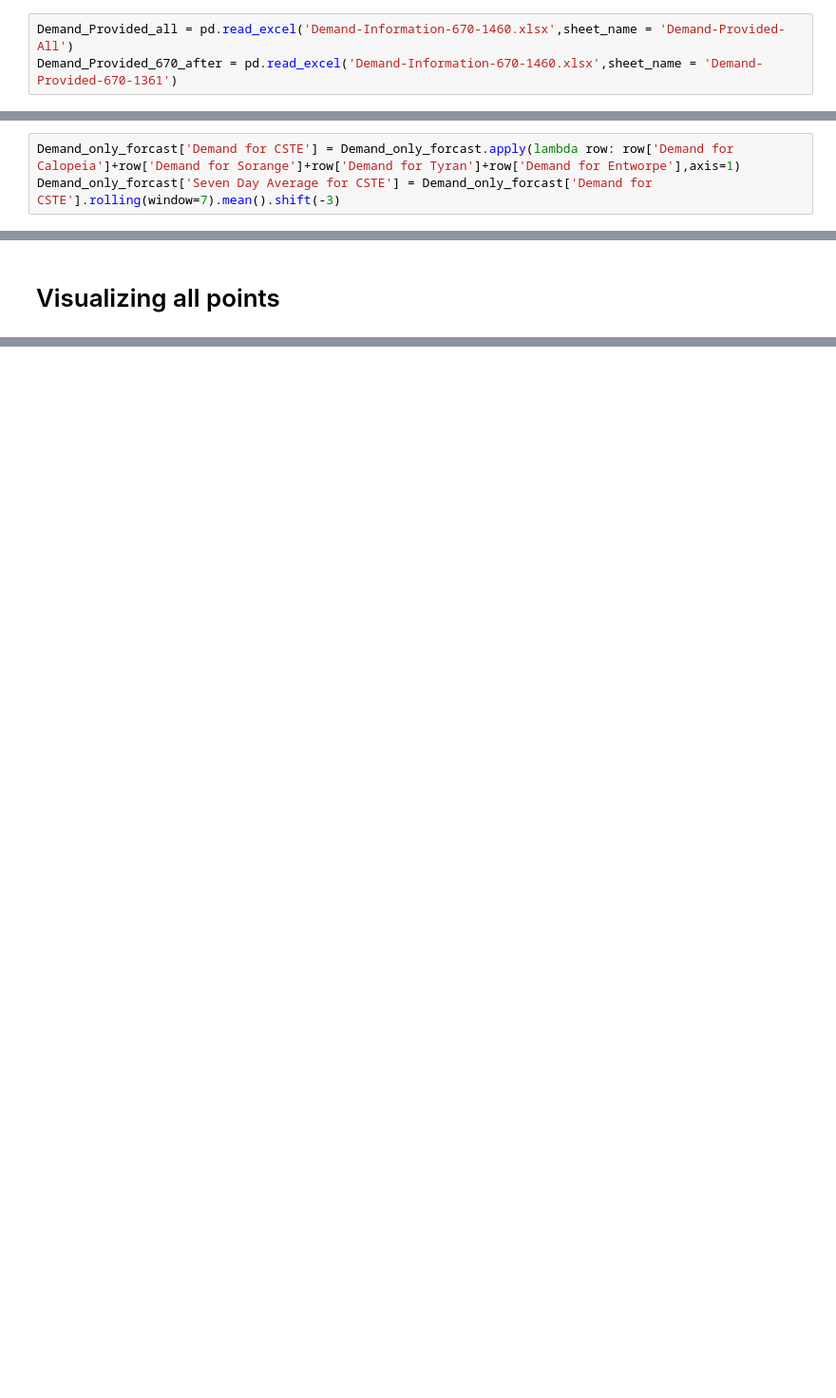
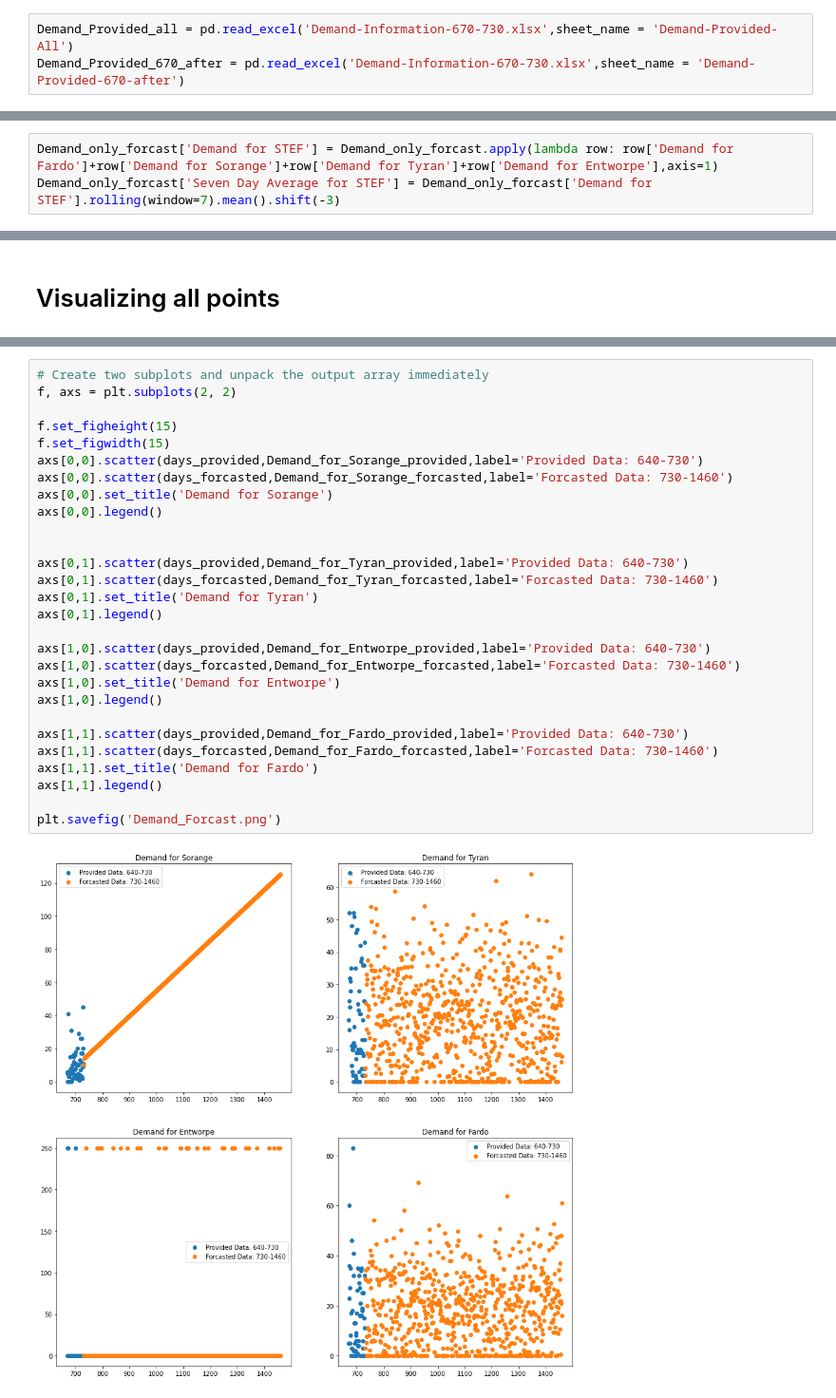
Before and after one commit to Lanottez/IC_BA_2020, a Jupyter notebook: 4th Term/Logistics & Supply Chain Analytics/Group Project/Dataset-Second Run/Demand Forcast.ipynb, the cells around one changed output, grey strips where cells are left out. Shown at 95% size. Cells and saved outputs as stored; diff of their text form; blank space fills up the shorter version.

```diff
--- a/4th Term/Logistics & Supply Chain Analytics/Group Project/Dataset-Second Run/Demand Forcast.ipynb
+++ b/4th Term/Logistics & Supply Chain Analytics/Group Project/Dataset-Second Run/Demand Forcast.ipynb
@@ -9,6 +28,6 @@ from sklearn.linear_model import LinearRegression
 # %%
-Demand_Provided_all = pd.read_excel('Demand-Information-670-1460.xlsx',sheet_name = 'Demand-Provided-All')
-Demand_Provided_670_after = pd.read_excel('Demand-Information-670-1460.xlsx',sheet_name = 'Demand-Provided-670-1361')
+Demand_Provided_all = pd.read_excel('Demand-Information-670-730.xlsx',sheet_name = 'Demand-Provided-All')
+Demand_Provided_670_after = pd.read_excel('Demand-Information-670-730.xlsx',sheet_name = 'Demand-Provided-670-after')
 # %% [markdown]
 # Reading Calopeia
 # %%
@@ -106,5 +117,5 @@ data_demand = {'day':day,'Demand for Calopeia':demand_total_Calopeia,'Demand for
 Demand_only_forcast = pd.DataFrame(data = data_demand)
 Demand_only_forcast.to_csv('Demand_only_forcast.csv')
 # %%
-Demand_only_forcast['Demand for CSTE'] = Demand_only_forcast.apply(lambda row: row['Demand for Calopeia']+row['Demand for Sorange']+row['Demand for Tyran']+row['Demand for Entworpe'],axis=1)
-Demand_only_forcast['Seven Day Average for CSTE'] = Demand_only_forcast['Demand for CSTE'].rolling(window=7).mean().shift(-3)
+Demand_only_forcast['Demand for STEF'] = Demand_only_forcast.apply(lambda row: row['Demand for Fardo']+row['Demand for Sorange']+row['Demand for Tyran']+row['Demand for Entworpe'],axis=1)
+Demand_only_forcast['Seven Day Average for STEF'] = Demand_only_forcast['Demand for STEF'].rolling(window=7).mean().shift(-3)
@@ -130,0 +149,30 @@ Demand_for_C_S_T_E_forcasted = Demand_only_forcast[Demand_only_forcast.day > day
+# %%
+# Create two subplots and unpack the output array immediately
+f, axs = plt.subplots(2, 2)
+
+f.set_figheight(15)
+f.set_figwidth(15)
+axs[0,0].scatter(days_provided,Demand_for_Sorange_provided,label='Provided Data: 640-730')
+axs[0,0].scatter(days_forcasted,Demand_for_Sorange_forcasted,label='Forcasted Data: 730-1460')
+axs[0,0].set_title('Demand for Sorange')
+axs[0,0].legend()
+
+
+axs[0,1].scatter(days_provided,Demand_for_Tyran_provided,label='Provided Data: 640-730')
+axs[0,1].scatter(days_forcasted,Demand_for_Tyran_forcasted,label='Forcasted Data: 730-1460')
+axs[0,1].set_title('Demand for Tyran')
+axs[0,1].legend()
+
+axs[1,0].scatter(days_provided,Demand_for_Entworpe_provided,label='Provided Data: 640-730')
+axs[1,0].scatter(days_forcasted,Demand_for_Entworpe_forcasted,label='Forcasted Data: 730-1460')
+axs[1,0].set_title('Demand for Entworpe')
+axs[1,0].legend()
+
+axs[1,1].scatter(days_provided,Demand_for_Fardo_provided,label='Provided Data: 640-730')
+axs[1,1].scatter(days_forcasted,Demand_for_Fardo_forcasted,label='Forcasted Data: 730-1460')
+axs[1,1].set_title('Demand for Fardo')
+axs[1,1].legend()
+
+plt.savefig('Demand_Forcast.png')
+# %% [output]
+[figure, added]
```
Also changed, not shown: parts of 14 cells of this notebook, 34 other files.
